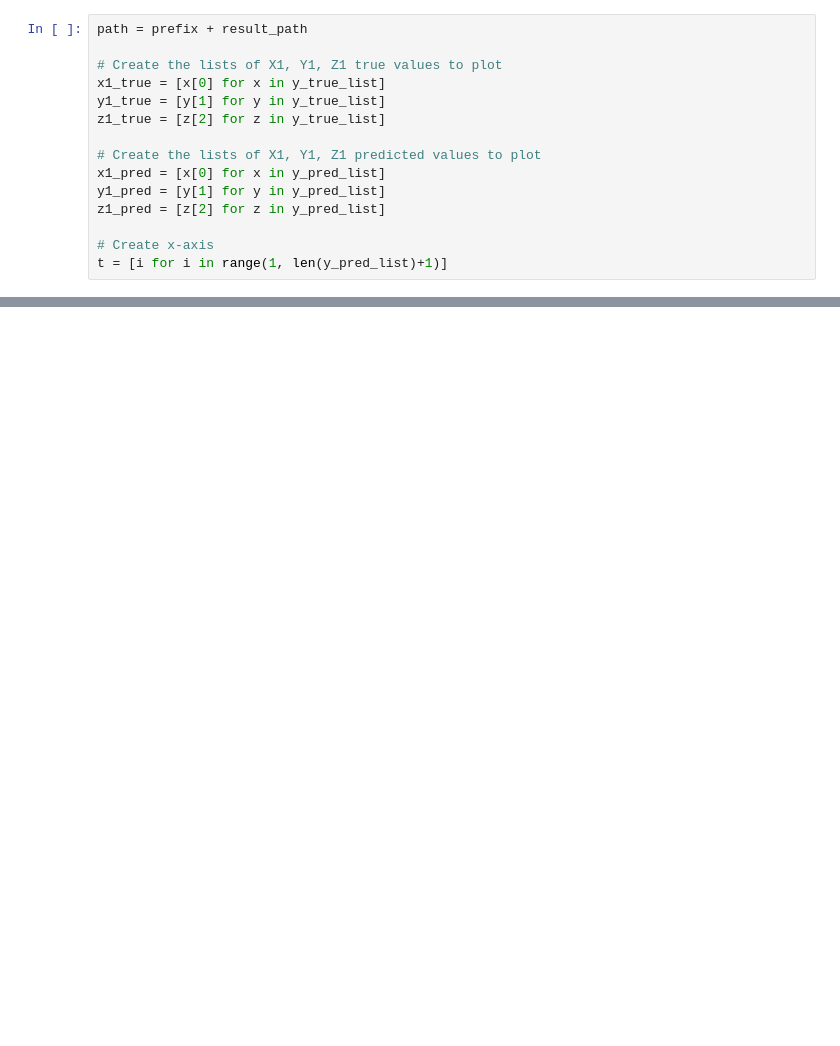
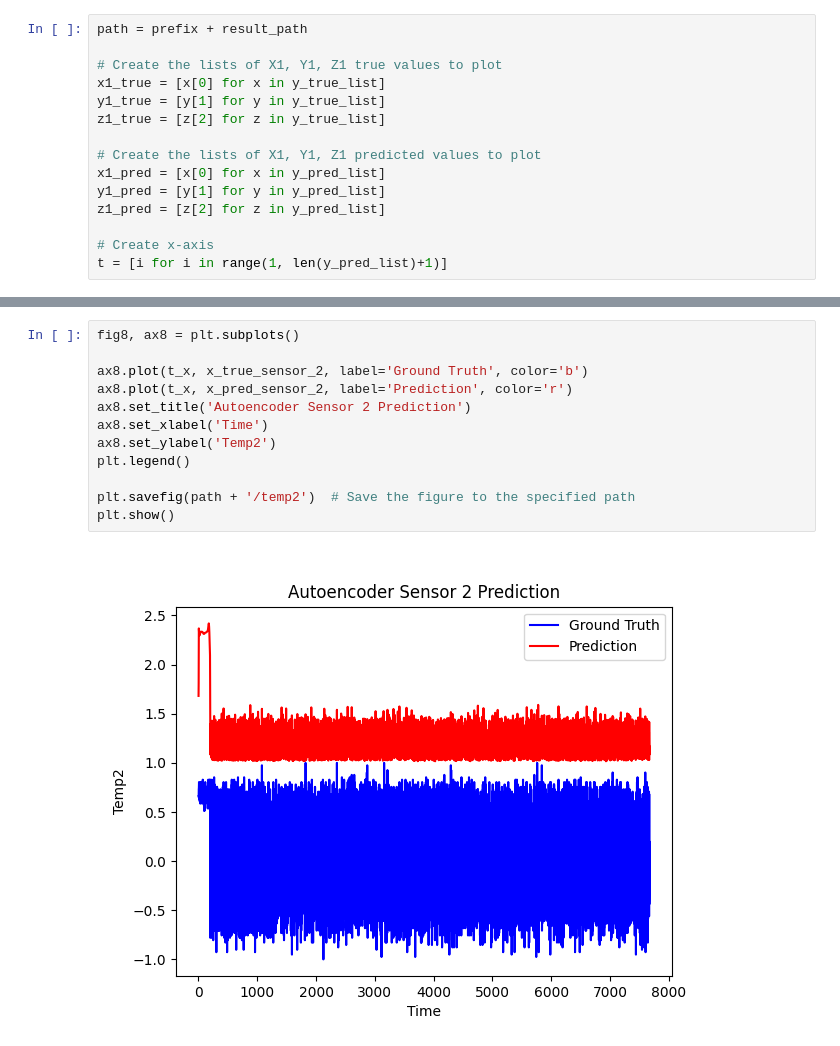
Before and after one commit to cybernetic-m/eai-project, a Jupyter notebook: notebook_exam_test.ipynb, the cells around one changed output, grey strips where cells are left out. Drawn from its saved outputs; the diff is of its cells as text; blank space fills up the shorter version.

```diff
--- a/notebook_exam_test.ipynb
+++ b/notebook_exam_test.ipynb
@@ -320,0 +367,14 @@ t = [i for i in range(1, len(y_pred_list)+1)]
+# %%
+fig8, ax8 = plt.subplots()
+
+ax8.plot(t_x, x_true_sensor_2, label='Ground Truth', color='b')
+ax8.plot(t_x, x_pred_sensor_2, label='Prediction', color='r')
+ax8.set_title('Autoencoder Sensor 2 Prediction')
+ax8.set_xlabel('Time')
+ax8.set_ylabel('Temp2')
+plt.legend()
+
+plt.savefig(path + '/temp2')  # Save the figure to the specified path
+plt.show()
+# %% [output]
+[figure, added]
```
Also changed, not shown: parts of 15 cells of this notebook.
